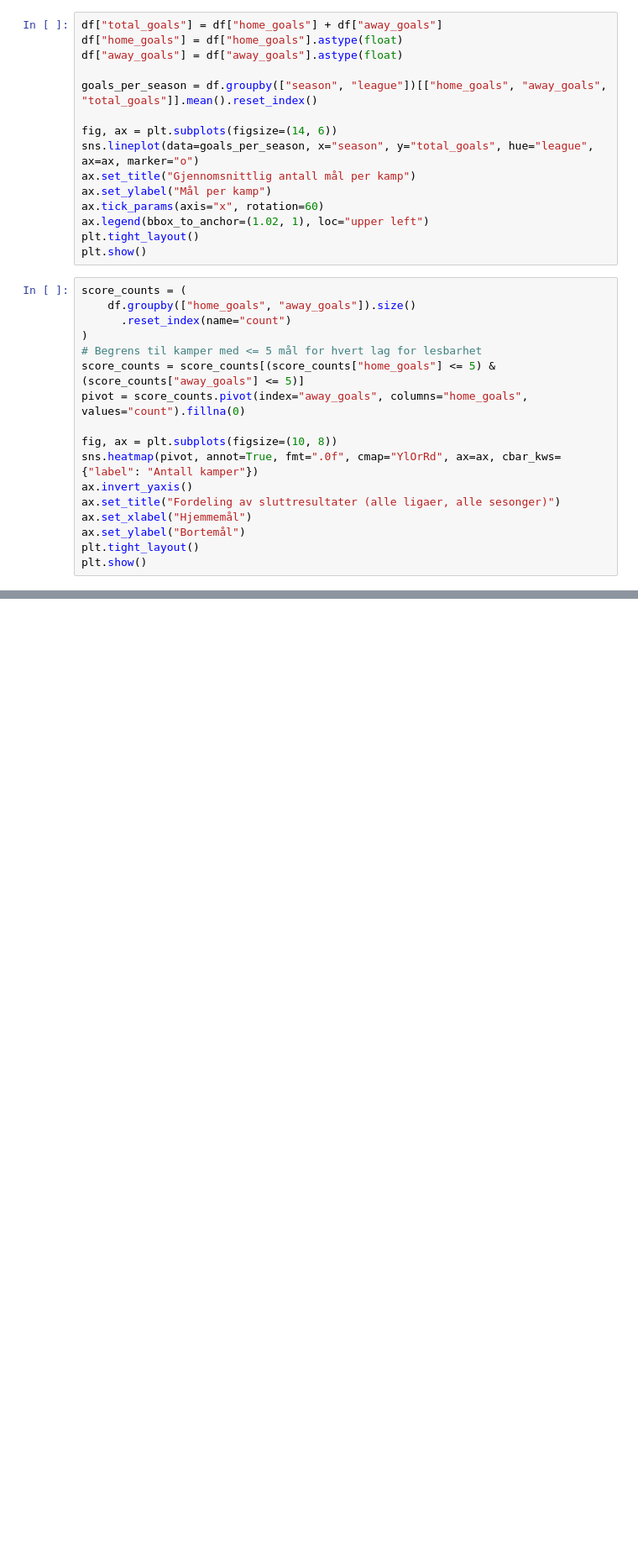
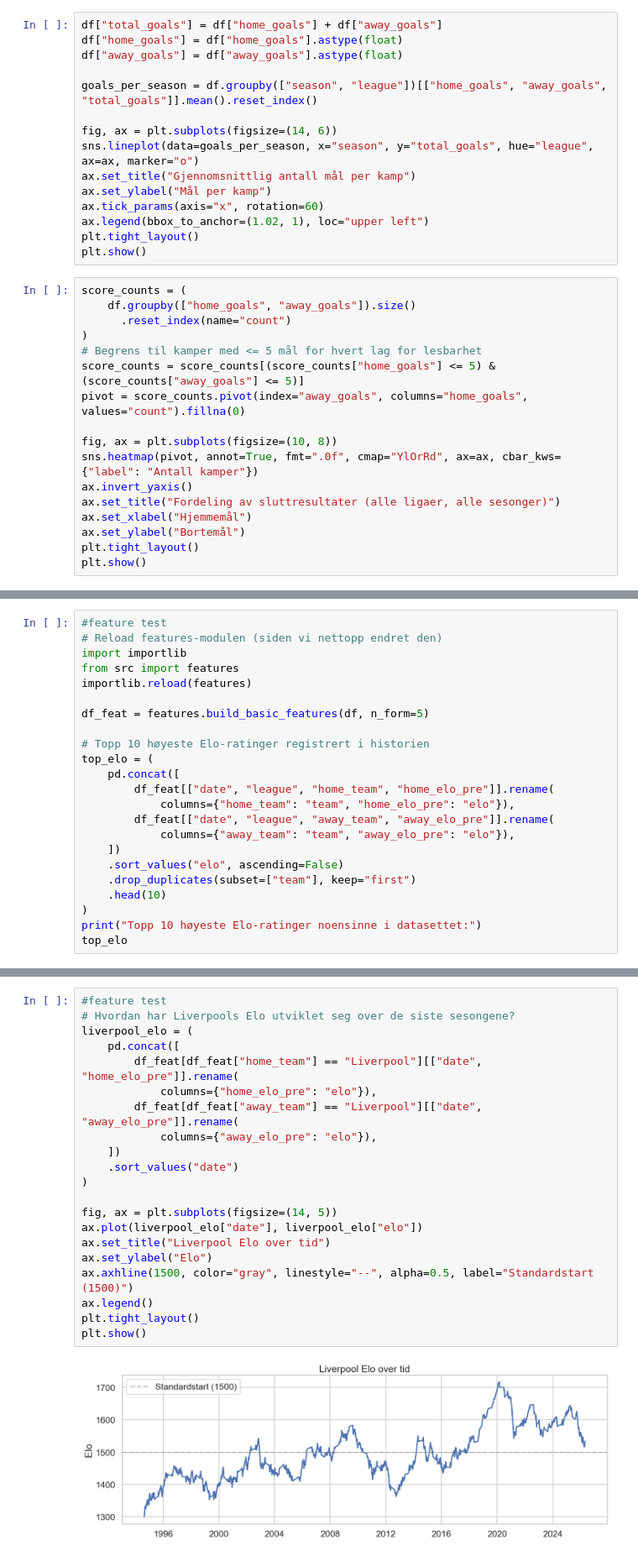
Before and after one commit to Zada00/football-predict, a Jupyter notebook: notebooks/01_exploration.ipynb, the cells around one changed output, grey strips where cells are left out. Shown at 84% size. Saved outputs shown, nothing was run; the diff lists cells and outputs as text; blank space fills up the shorter version.

Commit message:
Add Elo rating features

```diff
--- a/notebooks/01_exploration.ipynb
+++ b/notebooks/01_exploration.ipynb
@@ -73,0 +146,23 @@ plt.show()
+# %%
+#feature test
+# Reload features-modulen (siden vi nettopp endret den)
+import importlib
+from src import features
+importlib.reload(features)
+
+df_feat = features.build_basic_features(df, n_form=5)
+
+# Topp 10 høyeste Elo-ratinger registrert i historien
+top_elo = (
+    pd.concat([
+        df_feat[["date", "league", "home_team", "home_elo_pre"]].rename(
+            columns={"home_team": "team", "home_elo_pre": "elo"}),
+        df_feat[["date", "league", "away_team", "away_elo_pre"]].rename(
+            columns={"away_team": "team", "away_elo_pre": "elo"}),
+    ])
+    .sort_values("elo", ascending=False)
+    .drop_duplicates(subset=["team"], keep="first")
+    .head(10)
+)
+print("Topp 10 høyeste Elo-ratinger noensinne i datasettet:")
+top_elo
@@ -73,0 +182,23 @@ plt.show()
+# %%
+#feature test
+# Hvordan har Liverpools Elo utviklet seg over de siste sesongene?
+liverpool_elo = (
+    pd.concat([
+        df_feat[df_feat["home_team"] == "Liverpool"][["date", "home_elo_pre"]].rename(
+            columns={"home_elo_pre": "elo"}),
+        df_feat[df_feat["away_team"] == "Liverpool"][["date", "away_elo_pre"]].rename(
+            columns={"away_elo_pre": "elo"}),
+    ])
+    .sort_values("date")
+)
+
+fig, ax = plt.subplots(figsize=(14, 5))
+ax.plot(liverpool_elo["date"], liverpool_elo["elo"])
+ax.set_title("Liverpool Elo over tid")
+ax.set_ylabel("Elo")
+ax.axhline(1500, color="gray", linestyle="--", alpha=0.5, label="Standardstart (1500)")
+ax.legend()
+plt.tight_layout()
+plt.show()
+# %% [output]
+[figure, added]
```
Also changed, not shown: parts of 6 cells of this notebook, 1 other file.
